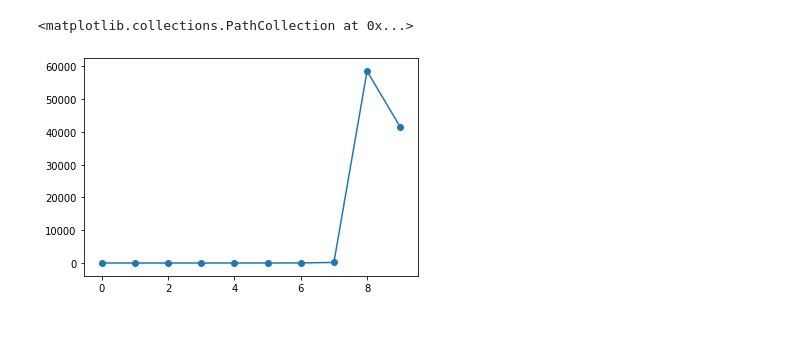
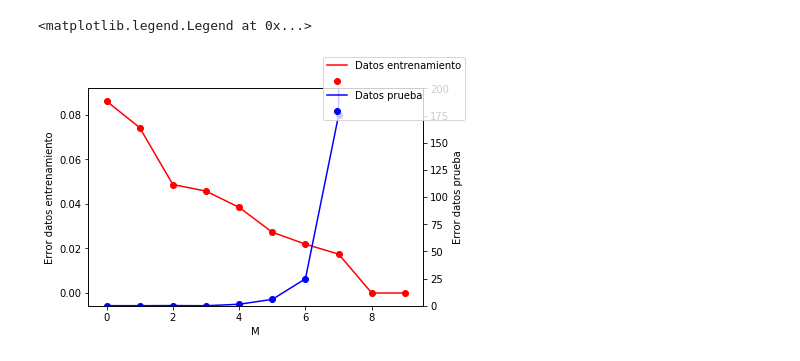
Before and after one commit to TmsRC/DataScience_Primeros, a Jupyter notebook: nbEjercicio2.ipynb, the cells around one changed output. Saved outputs shown, nothing was run; the diff lists cells and outputs as text; code cells hidden in the pictures; blank space fills up the shorter version.

```diff
--- a/nbEjercicio2.ipynb
+++ b/nbEjercicio2.ipynb
@@ -52,10 +55,19 @@ fig.tight_layout()
-# %%
-plt.figure()
-Ms = range(0,10)
-#plt.plot(Ms,E_rms[0])
-#plt.scatter(Ms,E_rms[0])
-plt.plot(Ms,E_rms[1])
-plt.scatter(Ms,E_rms[1])
-# %% [output]
-<matplotlib.collections.PathCollection at 0x...>
-[figure, removed]
+# %%
+fig,ax1 = plt.subplots()
+Ms = range(0,10)
+
+ax1.plot(Ms,E_rms[0],c='r')
+ax1.scatter(Ms,E_rms[0],c='r')
+ax1.set_ylabel('Error datos entrenamiento')
+ax1.set_xlabel('M')
+
+ax2 = ax1.twinx()
+ax2.plot(Ms,E_rms[1],c='b')
+ax2.scatter(Ms,E_rms[1],c='b')
+ax2.set_ylim(0,200)
+ax2.set_ylabel('Error datos prueba')
+
+fig.legend(['Datos entrenamiento',None,'Datos prueba',None])
+# %% [output]
+<matplotlib.legend.Legend at 0x...>
+[figure, added]
```
Also changed, not shown: parts of 2 cells of this notebook.
